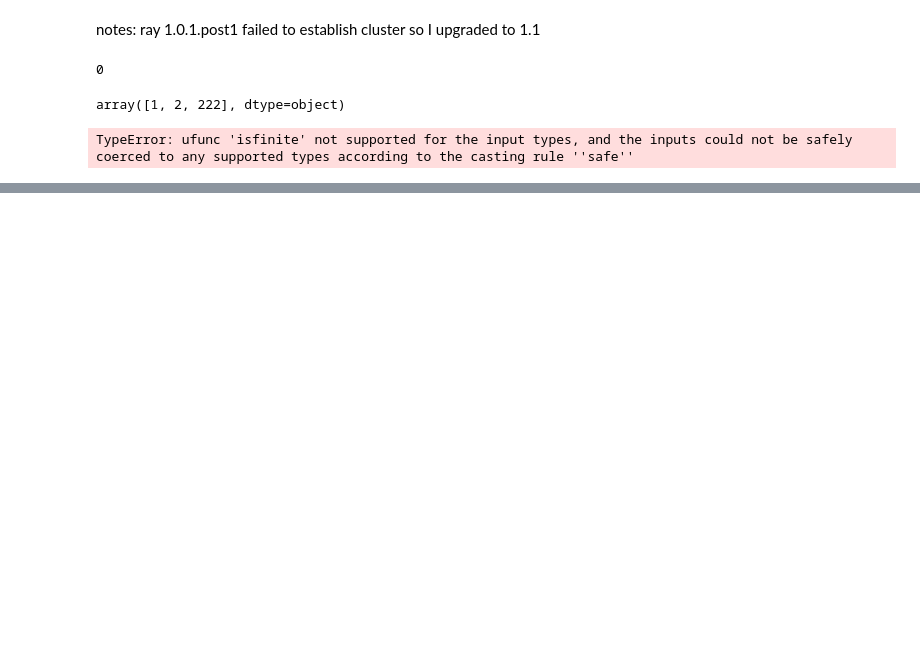
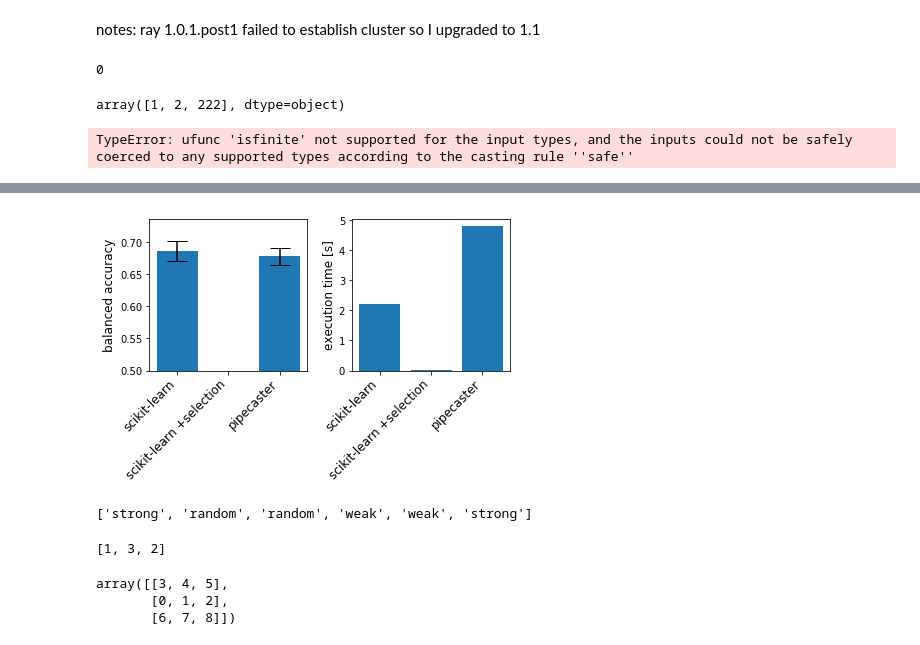
Before and after one commit to ajcallegari/scikit-multichannel, a Jupyter notebook: test_sandbox.ipynb, the cells around one changed output, grey strips where cells are left out. Cells and saved outputs as stored; diff of their text form; code cells hidden in the pictures; blank space fills up the shorter version.

```diff
--- a/test_sandbox.ipynb
+++ b/test_sandbox.ipynb
@@ -283,0 +307,15 @@ clf.fit(Xs, y)
+# %%
+import numpy as np
+from sklearn.preprocessing import StandardScaler
+from sklearn.feature_selection import SelectPercentile, f_classif
+from sklearn.ensemble import GradientBoostingClassifier
+from sklearn.svm import SVC
+
+early_stopping_GBC = GradientBoostingClassifier(n_estimators=1000,
+                                     validation_fraction=0.1,
+                                     n_iter_no_change=3)
+mclf1 = pc.MultichannelPipeline(n_channels=n_input_matrices)
+mclf1.add_layer(StandardScaler())
+mclf1.add_layer(early_stopping_GBC)
+mclf1.add_layer(pc.MultichannelPredictor(SVC()))
+mclf1
@@ -283,0 +335,45 @@ clf.fit(Xs, y)
+# %%
+%matplotlib inline
+import time
+from sklearn.metrics import balanced_accuracy_score
+from sklearn.model_selection import cross_val_score
+from sklearn.feature_selection import SelectPercentile
+from sklearn.pipeline import Pipeline
+
+import matplotlib.pyplot as plt
+from scipy.stats import sem
+
+n_cpus = pc.count_cpus()
+
+t = time.time()
+pc_accuracies = pc.cross_val_score(mclf1, Xs, y, scorer=balanced_accuracy_score, cv=4, n_processes=n_cpus)
+pc_time = time.time() - t
+
+X = np.concatenate(Xs, axis=1)
+clf = Pipeline([('scaler', StandardScaler()),
+                ('selector', SelectPercentile(score_func=f_classif, percentile=2)),
+                ('GradientBoostingClassifier', early_stopping_GBC)])
+t = time.time()
+# sk_accuracies = cross_val_score(clf, X, y, scoring='balanced_accuracy', cv=10, n_jobs=n_cpus)
+sk_accuracies = [0, 0, 0]
+sk_time = time.time() - t
+
+clf = Pipeline([('GradientBoostingClassifier', early_stopping_GBC)])
+t = time.time()
+sk_ns_accuracies = cross_val_score(clf, X, y, scoring='balanced_accuracy', cv=4, n_jobs=n_cpus)
+sk_ns_time = time.time() - t
+
+fig, axes = plt.subplots(1, 2)
+xlabels = ['scikit-learn', 'scikit-learn +selection', 'pipecaster']
+axes[0].bar(xlabels, [np.mean(sk_ns_accuracies), np.mean(sk_accuracies), np.mean(pc_accuracies)],
+        yerr=[sem(sk_ns_accuracies), sem(sk_accuracies), sem(pc_accuracies)], capsize=10)
+axes[0].set_ylim(.5)
+axes[0].set_ylabel('balanced accuracy', fontsize=12)
+axes[0].set_xticklabels(xlabels, rotation=45, ha='right', fontsize=12)
+axes[1].bar(xlabels, [np.mean(sk_ns_time), np.mean(sk_time), np.mean(pc_time)])
+axes[1].set_ylabel('execution time [s]', fontsize=12)
+axes[1].set_xticklabels(xlabels, rotation=45, ha='right', fontsize=12)
+plt.tight_layout()
+plt.savefig('performance_comparison.svg')
+# %% [output]
+[figure, added]
@@ -283,0 +436,17 @@ clf.fit(Xs, y)
+# %%
+X_types
+# %% [output]
+['strong', 'random', 'random', 'weak', 'weak', 'strong']
+# %%
+import random
+x = [1,2,3]
+random.shuffle(x)
+x
+# %% [output]
+[1, 3, 2]
+# %%
+np.random.permutation(x)
+# %% [output]
+array([[3, 4, 5],
+       [0, 1, 2],
+       [6, 7, 8]])
```
Also changed, not shown: parts of 10 cells of this notebook, 7 other files.
